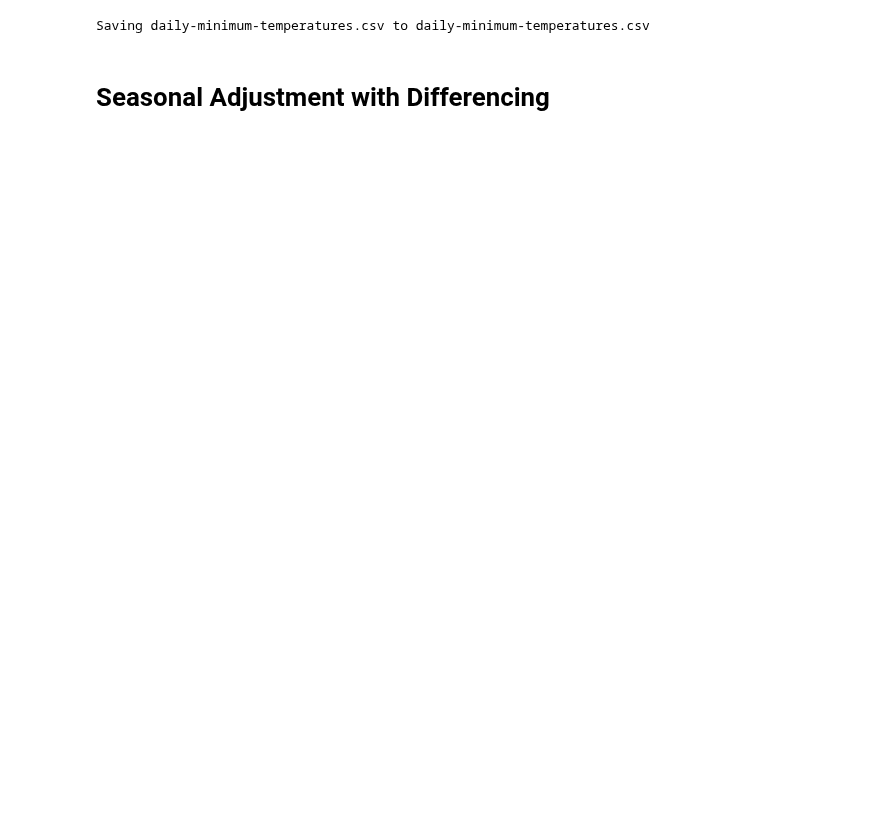
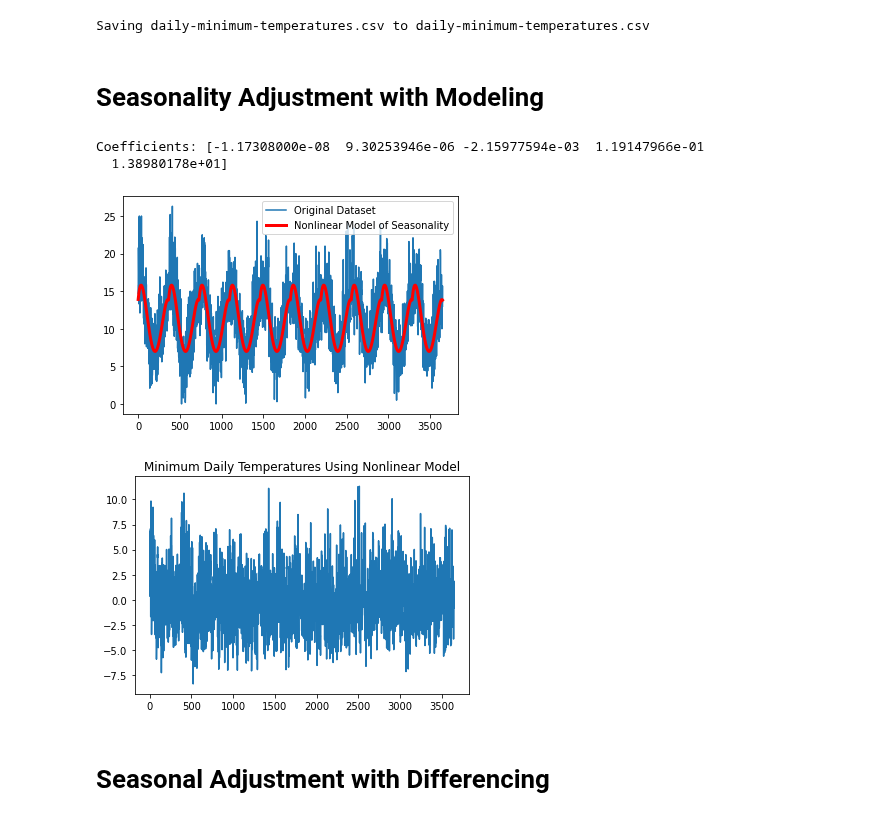
Before and after one commit to kenneth-craig/academyPub, a Jupyter notebook: Time Series Data.ipynb, the cells around one changed output. Cells and saved outputs as stored; diff of their text form; code cells hidden in the pictures; blank space fills up the shorter version.

```diff
--- a/Time Series Data.ipynb
+++ b/Time Series Data.ipynb
@@ -6,6 +6,57 @@ file = files.upload()
 # %% [output]
 [interactive output not drawn]
 Saving daily-minimum-temperatures.csv to daily-minimum-temperatures.csv
+# %% [markdown]
+# Seasonality Adjustment with Modeling
+# %%
+# Model Seasonality with A Polynomial model
+# Curve appears to be a good fit for the seasonal structure in the dataset.
+# Next we can use this model to create seasonally adjusted version of dataset
+import pandas as pd
+import numpy as np
+from matplotlib import pyplot
+
+series = pd.read_csv('daily-minimum-temperatures.csv', header=0, index_col=0, parse_dates = True, squeeze=True)
+
+# fit Polynomial: x^2*b1 + x*b2 + ... + bn
+X = [i%365 for i in range(0, len(series))]
+y = series.values
+order = 4
+coef = np.polyfit(X, y, order)
+print('Coefficients: %s' % coef)
+
+# Create curve
+curve = list()
+
+for i in range(len(X)):
+  value = coef[-1]
+  for o in range(order):
+    value += X[i]**(order-o) * coef[o]
+  curve.append(value)
+
+# Plot curve over original dataset
+# This confirms curve is good match for original dataset
+pyplot.plot(series.values, label ='Original Dataset')
+pyplot.plot(curve, color='red', linewidth=3, label ='Nonlinear Model of Seasonality')
+pyplot.legend()
+pyplot.show()
+
+# Create seasonally adjusted model by differencing with polynomial model (curve)
+values = series.values
+diff = list()
+
+for i in range(len(values)):
+  value = values[i] - curve[i]
+  diff.append(value)
+
+pyplot.plot(diff)
+pyplot.title('Minimum Daily Temperatures Using Nonlinear Model')
+pyplot.show()
+# %% [output]
+Coefficients: [-1.17308000e-08  9.30253946e-06 -2.15977594e-03  1.19147966e-01
+  1.38980178e+01]
+[figure, added]
+[figure, added]
 # %% [markdown]
 # Seasonal Adjustment with Differencing
 # %%
```
Also changed, not shown: parts of 1 cell of this notebook.
